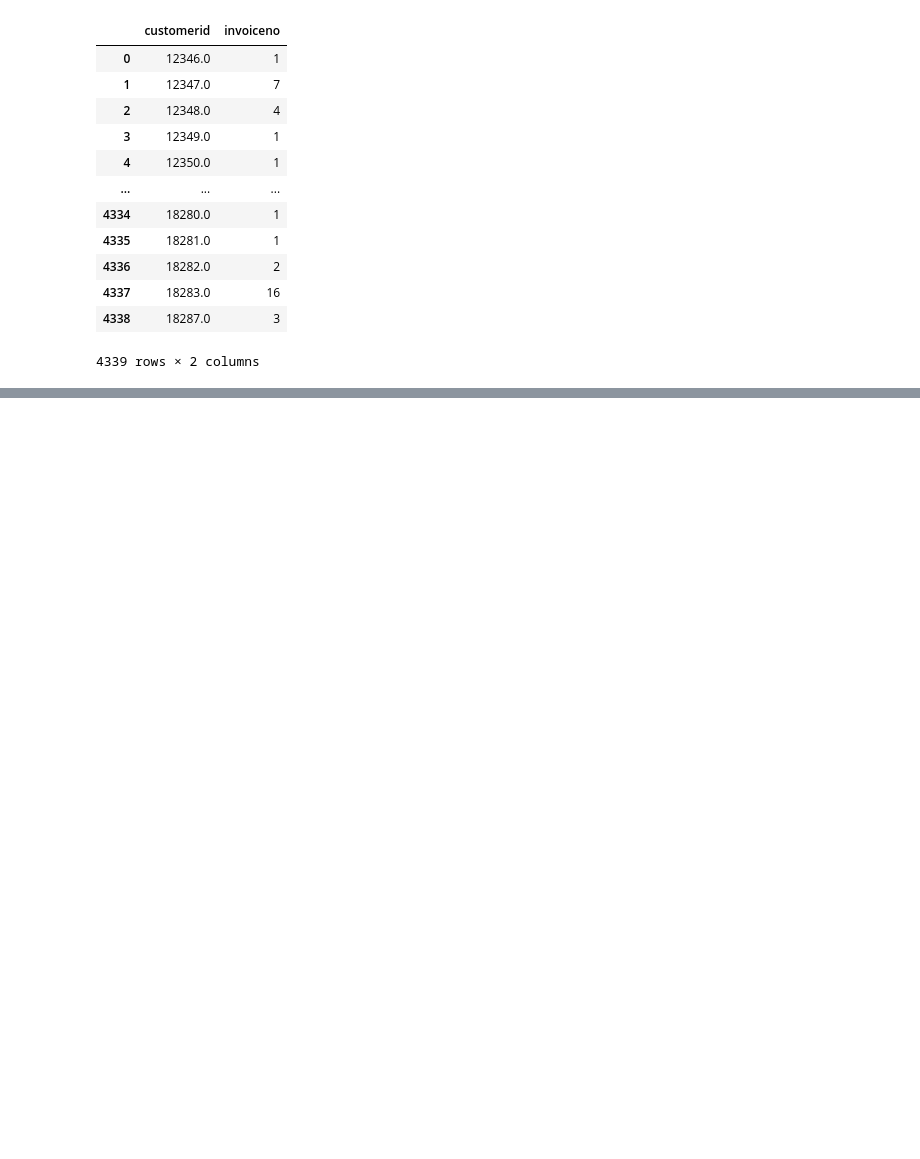
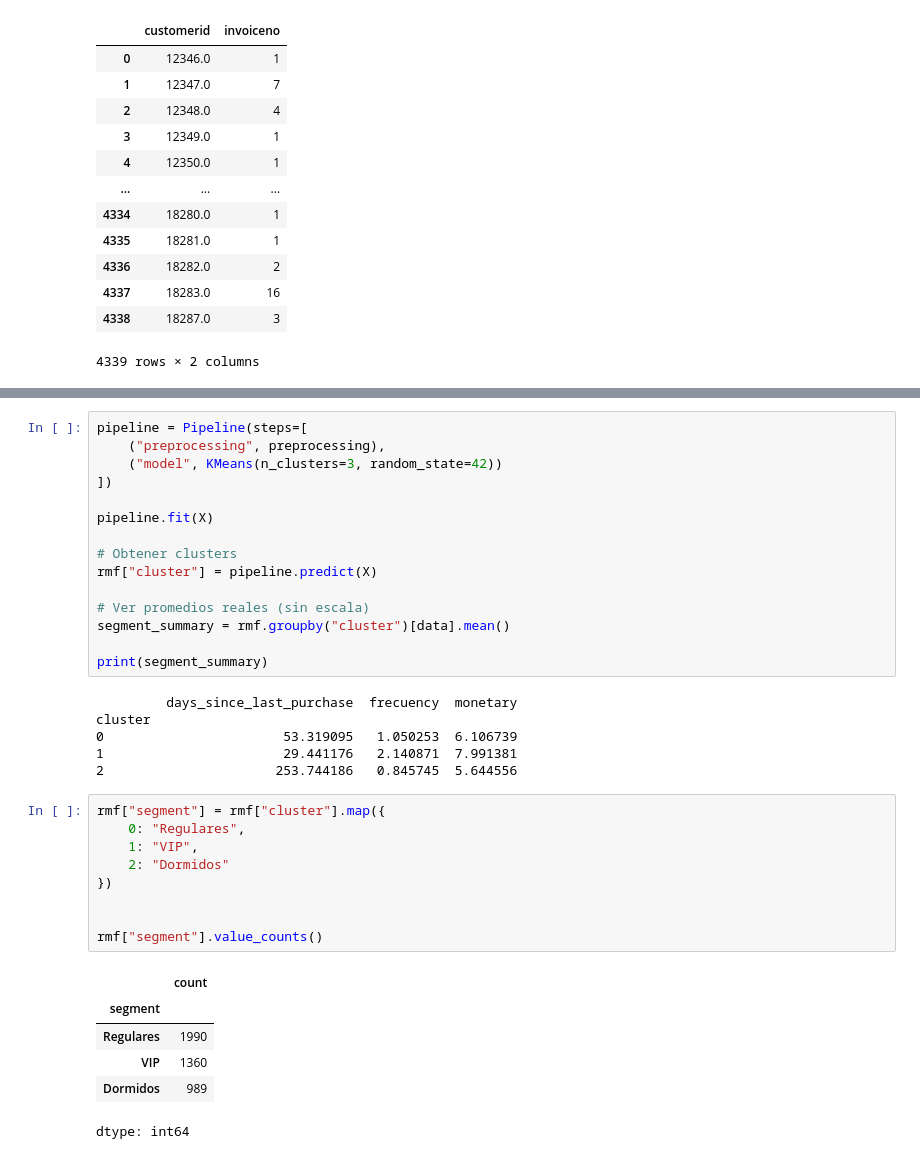
Before and after one commit to Shemb0/machine-learning, a Jupyter notebook: online_reatail_clustering.ipynb, the cells around one changed output, grey strips where cells are left out. Saved outputs shown, nothing was run; the diff lists cells and outputs as text; blank space fills up the shorter version.

```diff
--- a/online_reatail_clustering.ipynb
+++ b/online_reatail_clustering.ipynb
@@ -351,0 +394,37 @@ See the caveats in the documentation: https://pandas.pydata.org/pandas-docs/stab
+# %%
+pipeline = Pipeline(steps=[
+    ("preprocessing", preprocessing),
+    ("model", KMeans(n_clusters=3, random_state=42))
+])
+
+pipeline.fit(X)
+
+# Obtener clusters
+rmf["cluster"] = pipeline.predict(X)
+
+# Ver promedios reales (sin escala)
+segment_summary = rmf.groupby("cluster")[data].mean()
+
+print(segment_summary)
+# %% [output]
+         days_since_last_purchase  frecuency  monetary
+cluster
+0                       53.319095   1.050253  6.106739
+1                       29.441176   2.140871  7.991381
+2                      253.744186   0.845745  5.644556
+# %%
+rmf["segment"] = rmf["cluster"].map({
+    0: "Regulares",
+    1: "VIP",
+    2: "Dormidos"
+})
+
+
+rmf["segment"].value_counts()
+# %% [output]
+|  | count |
+| segment |  |
+| Regulares | 1990 |
+| VIP | 1360 |
+| Dormidos | 989 |
+dtype: int64
```
Also changed, not shown: parts of 32 cells of this notebook.
